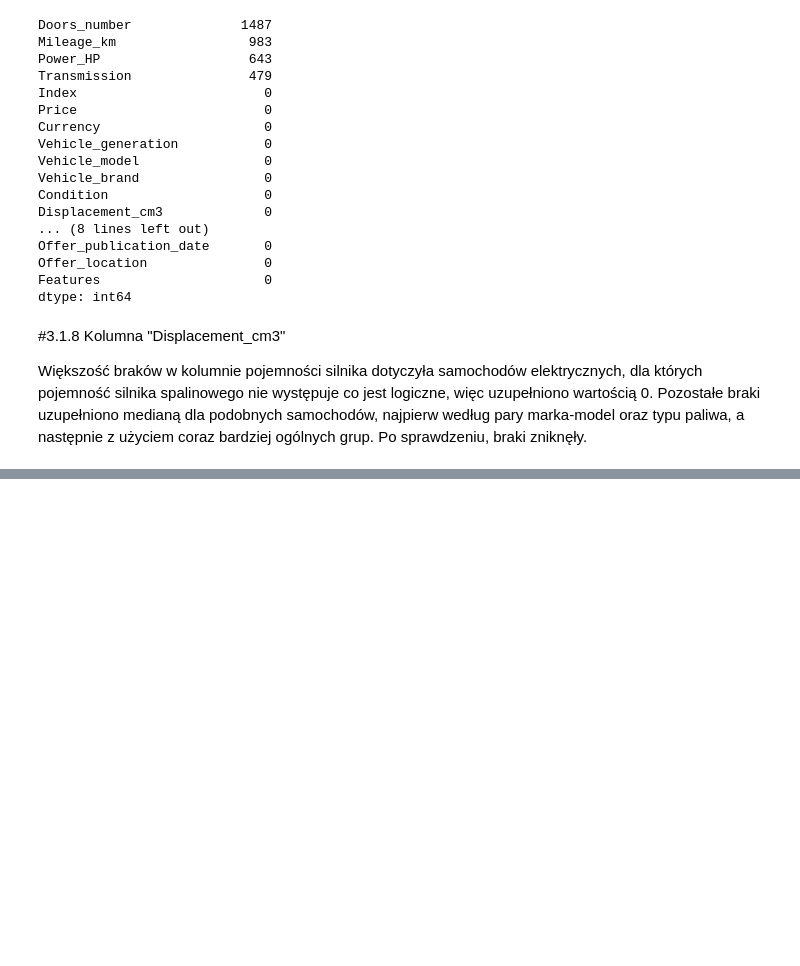
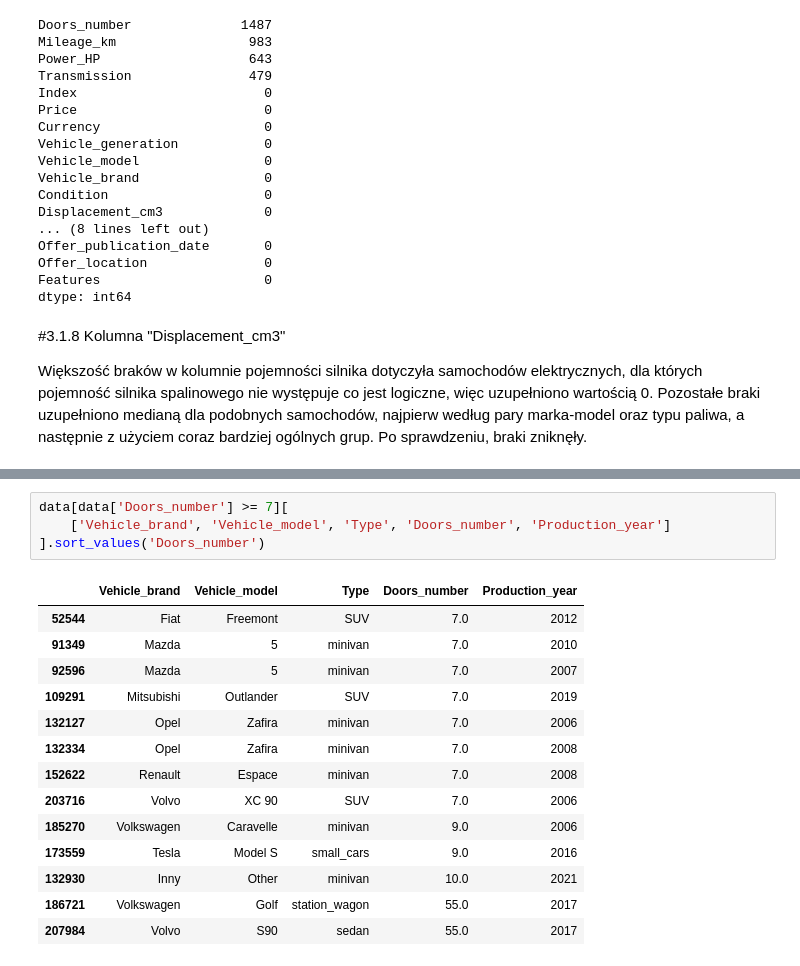
Before and after one commit to s24118-ui/SUML, a Jupyter notebook: SUML_Projekt.ipynb, the cells around one changed output, grey strips where cells are left out. Drawn from its saved outputs; the diff is of its cells as text; blank space fills up the shorter version.

```diff
--- a/SUML_Projekt.ipynb
+++ b/SUML_Projekt.ipynb
@@ -627,0 +644,19 @@ Większość braków w kolumnie pojemności silnika dotyczyła samochodów elekt
+# %%
+data[data['Doors_number'] >= 7][
+    ['Vehicle_brand', 'Vehicle_model', 'Type', 'Doors_number', 'Production_year']
+].sort_values('Doors_number')
+# %% [output]
+|  | Vehicle_brand | Vehicle_model | Type | Doors_number | Production_year |
+| 52544 | Fiat | Freemont | SUV | 7.0 | 2012 |
+| 91349 | Mazda | 5 | minivan | 7.0 | 2010 |
+| 92596 | Mazda | 5 | minivan | 7.0 | 2007 |
+| 109291 | Mitsubishi | Outlander | SUV | 7.0 | 2019 |
+| 132127 | Opel | Zafira | minivan | 7.0 | 2006 |
+| 132334 | Opel | Zafira | minivan | 7.0 | 2008 |
+| 152622 | Renault | Espace | minivan | 7.0 | 2008 |
+| 203716 | Volvo | XC 90 | SUV | 7.0 | 2006 |
+| 185270 | Volkswagen | Caravelle | minivan | 9.0 | 2006 |
+| 173559 | Tesla | Model S | small_cars | 9.0 | 2016 |
+| 132930 | Inny | Other | minivan | 10.0 | 2021 |
+| 186721 | Volkswagen | Golf | station_wagon | 55.0 | 2017 |
+| 207984 | Volvo | S90 | sedan | 55.0 | 2017 |
```
Also changed, not shown: parts of 7 cells of this notebook.
